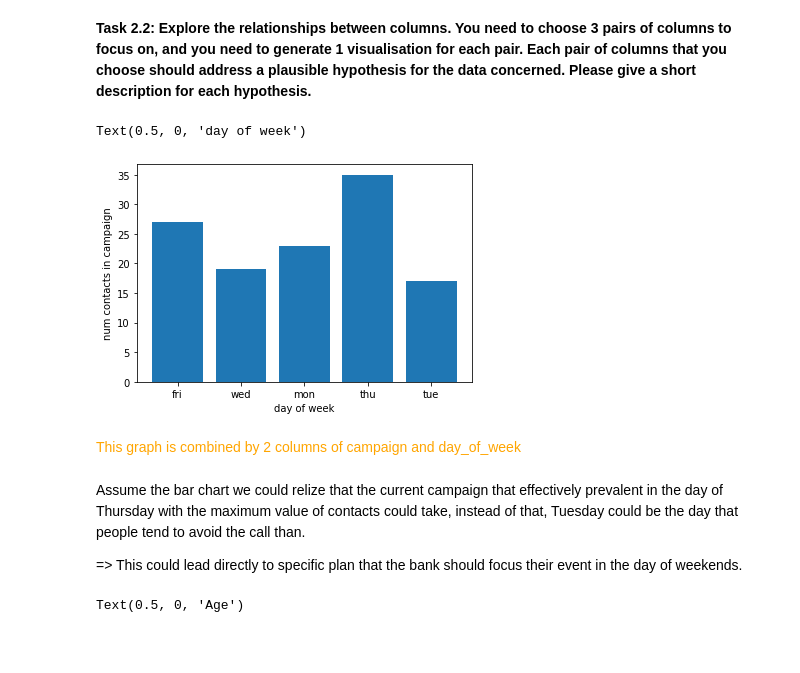
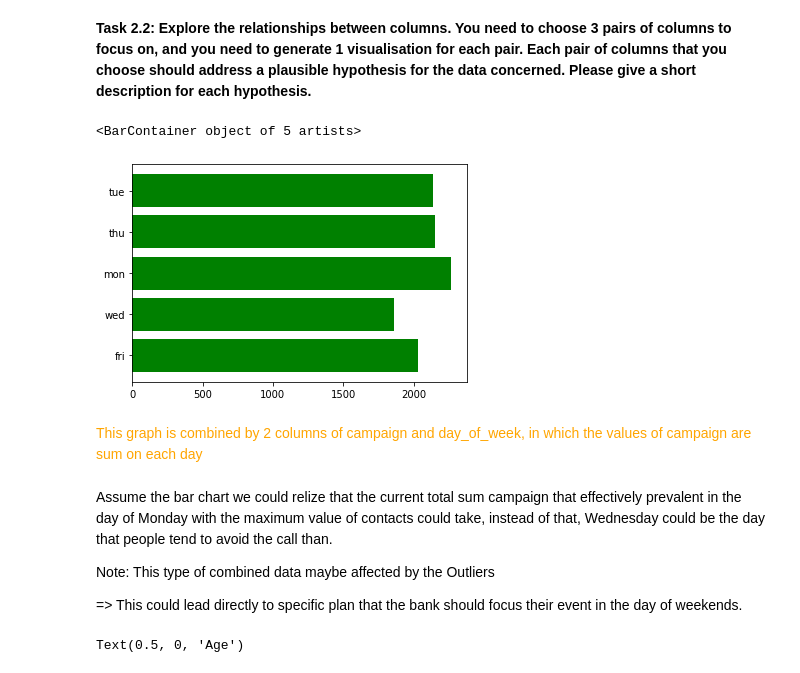
Before and after one commit to thinhsuy/Data_cleansing_summarising, a Jupyter notebook: assignment1.ipynb, the cells around one changed output. Saved outputs shown, nothing was run; the diff lists cells and outputs as text; code cells hidden in the pictures; blank space fills up the shorter version.

```diff
--- a/assignment1.ipynb
+++ b/assignment1.ipynb
@@ -259,20 +260,28 @@ plt.plot(unique)
 # %% [markdown]
 <p><b>Task 2.2: Explore the relationships between columns. You need to choose 3 pairs of columns to focus on, and you need to generate 1 visualisation for each pair. Each pair of columns that you choose should address a plausible hypothesis for the data concerned. Please give a short description for each hypothesis.
 </b></p>
-# %%
-x = list(df['campaign'])
-y = list(df['day_of_week'])
-rg = len(x)
-plt.bar(y[:rg], x[:rg])
-plt.ylabel("num contacts in campaign")
-plt.xlabel("day of week")
-# %% [output]
-Text(0.5, 0, 'day of week')
-[figure, removed]
+# %%
+def getMeanValues(df, column_check, column_get):
+    items = list(df[column_check].unique())
+    values = [(mean(list(df.loc[df[column_check]==ite, column_get].dropna()))) for ite in items]
+    return values, items
+
+def getSumValues(df, column_check, column_get):
+    items = list(df[column_check].unique())
+    values = [(sum(list(df.loc[df[column_check]==ite, column_get].dropna()))) for ite in items]
+    return values, items
+# %%
+x, y = getSumValues(df, 'day_of_week', 'campaign')
+plt.barh(y, x, color="green")
+# %% [output]
+<BarContainer object of 5 artists>
+[figure, added]
 # %% [markdown]
-<font color="orange">This graph is combined by 2 columns of campaign and day_of_week</font>
+<font color="orange">This graph is combined by 2 columns of campaign and day_of_week, in which the values of campaign are sum on each day</font>
 # %% [markdown]
-Assume the bar chart we could relize that the current campaign that effectively prevalent in the day of Thursday with the maximum value of contacts could take, instead of that, Tuesday could be the day that people tend to avoid the call than.
+Assume the bar chart we could relize that the current total sum campaign that effectively prevalent in the day of Monday with the maximum value of contacts could take, instead of that, Wednesday could be the day that people tend to avoid the call than.
+
+<font color="oval">Note: This type of combined data maybe affected by the Outliers</font>
 
 => This could lead directly to specific plan that the bank should focus their event in the day of weekends.
 # %%
```
Also changed, not shown: parts of 3 cells of this notebook.
